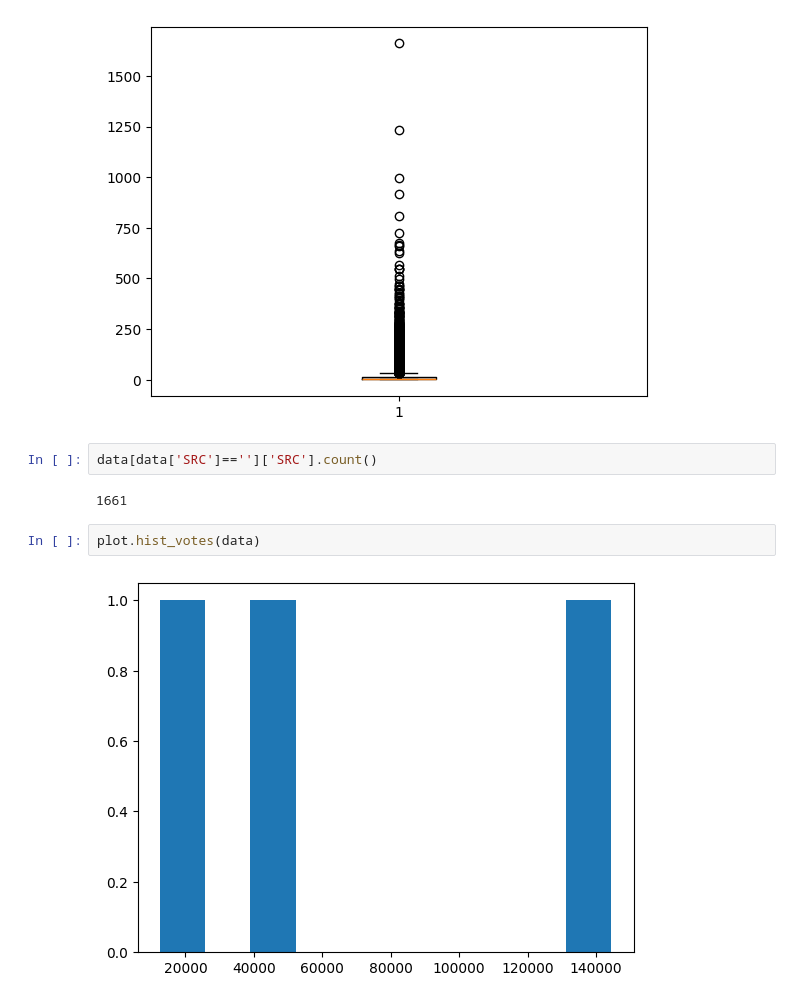
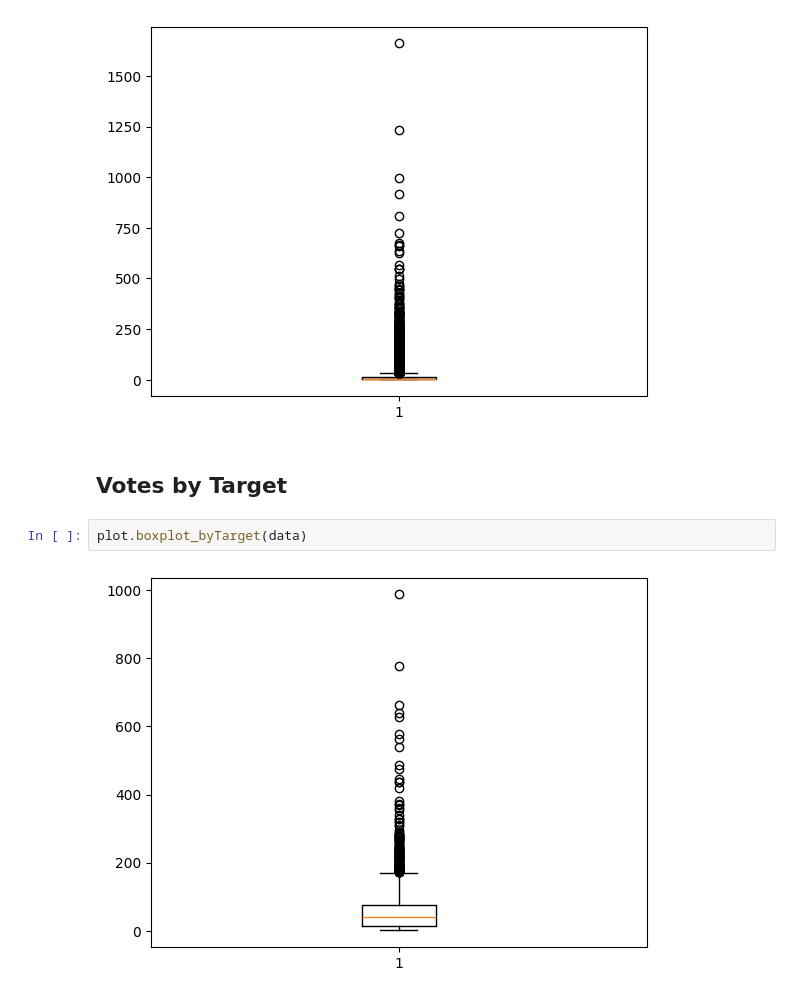
Before and after one commit to epfl-ada/ada-2024-project-ackthuallydeadalready, a Jupyter notebook: results.ipynb, the cells around one changed output. Drawn from its saved outputs; the diff is of its cells as text.

```diff
--- a/results.ipynb
+++ b/results.ipynb
@@ -36,14 +49,12 @@ Closing WP:AFD debates.\nWatch and contribute to WP:ANI and WP:AN\nrollback butt
 plot.boxplot_byUser(data)
 # %% [output]
 [figure]
-# %%
-data[data['SRC']=='']['SRC'].count()
-# %% [output]
-1661
+# %% [markdown]
+## Votes by Target
 # %%
-plot.hist_votes(data)
+plot.boxplot_byTarget(data)
 # %% [output]
-[figure, old version]
+[figure, new version]
 # %%
 sa.sa_hug(sa.sampling(data))
 # %% [output]
```
Also changed, not shown: parts of 10 cells of this notebook, 3 other files.
